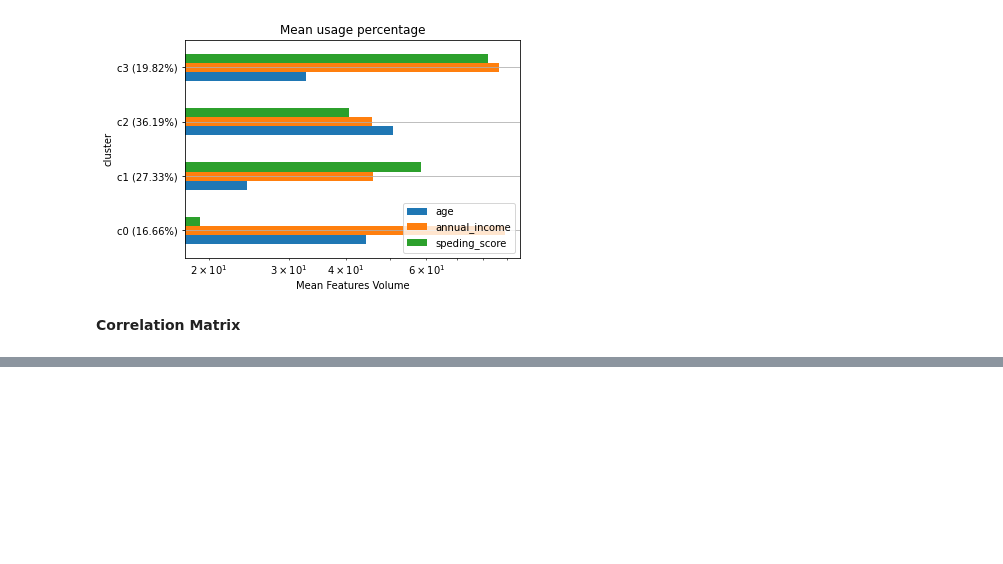
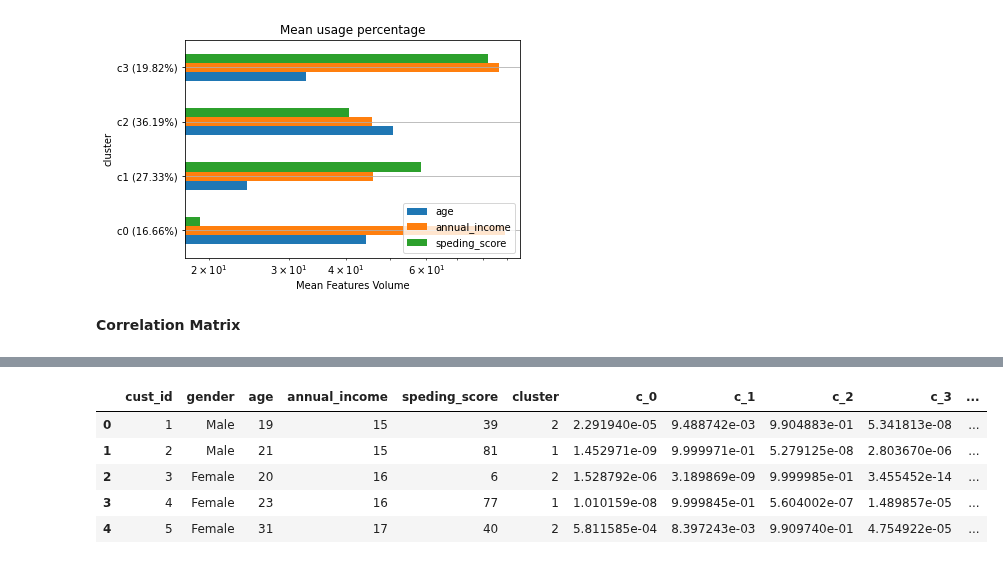
Before and after one commit to BhekiMabheka/Competitions, a Jupyter notebook: Mall_Customer_Segmentation.ipynb, the cells around one changed output, grey strips where cells are left out. Cells and saved outputs as stored; diff of their text form; code cells hidden in the pictures; blank space fills up the shorter version.

```diff
--- a/Mall_Customer_Segmentation.ipynb
+++ b/Mall_Customer_Segmentation.ipynb
@@ -101,6 +101,10 @@ df['entropy'] = df.loc[:, 'c_0':'c_{}'.format(k_number - 1)].apply(apply_entropy
 print("Mean entropy of weight distributions: {}".format(df['entropy'].mean()))
 # %% [output]
 Mean entropy of weight distributions: 0.08225472669073473
+# %%
+#provide each site with a likelihood score. This can be useful for anomaly detection purposes.
+
+df['score'] = np.exp(gmm.score_samples(X_scaled))
 # %%
 cluster_label = ["{} ({:.2f}%)".format(c, w*100) for c, w in zip(['c0', 'c1', 'c2', 'c3'], gmm.weights_)]
 df[['age',
@@ -167,0 +196,10 @@ plt.show()
+# %%
+#Model Output data
+df.head()
+# %% [output]
+|  | cust_id | gender | age | annual_income | speding_score | cluster | c_0 | c_1 | c_2 | c_3 | ... |
+| 0 | 1 | Male | 19 | 15 | 39 | 2 | 2.291940e-05 | 9.488742e-03 | 9.904883e-01 | 5.341813e-08 | ... |
+| 1 | 2 | Male | 21 | 15 | 81 | 1 | 1.452971e-09 | 9.999971e-01 | 5.279125e-08 | 2.803670e-06 | ... |
+| 2 | 3 | Female | 20 | 16 | 6 | 2 | 1.528792e-06 | 3.189869e-09 | 9.999985e-01 | 3.455452e-14 | ... |
+| 3 | 4 | Female | 23 | 16 | 77 | 1 | 1.010159e-08 | 9.999845e-01 | 5.604002e-07 | 1.489857e-05 | ... |
+| 4 | 5 | Female | 31 | 17 | 40 | 2 | 5.811585e-04 | 8.397243e-03 | 9.909740e-01 | 4.754922e-05 | ... |
```
Also changed, not shown: parts of 3 cells of this notebook.
